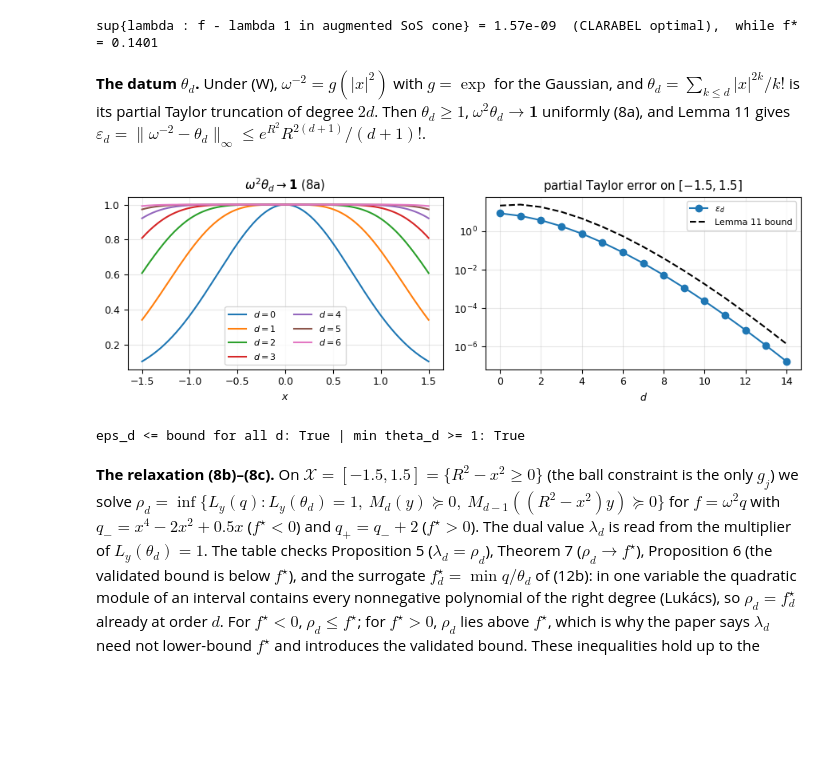
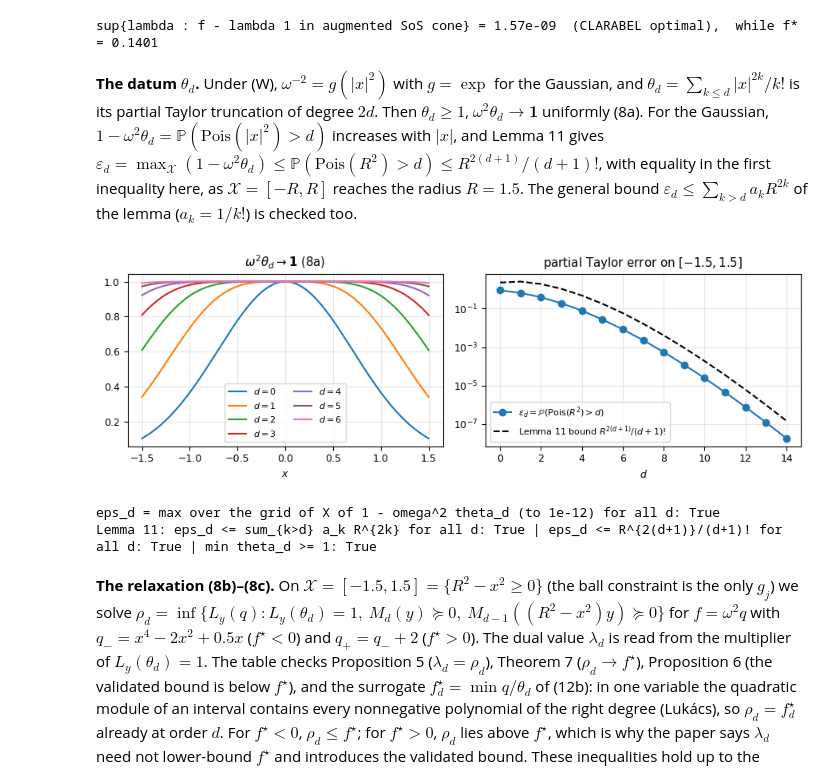
Before and after one commit to ydecastro/kernel-hierarchies, a Jupyter notebook: code/Kernel-Hierarchies.ipynb, the cells around one changed output. Cells and saved outputs as stored; diff of their text form; code cells hidden in the pictures; blank space fills up the shorter version.

```diff
--- a/code/Kernel-Hierarchies.ipynb
+++ b/code/Kernel-Hierarchies.ipynb
@@ -474,24 +474,38 @@ sup{lambda : f - lambda 1 in augmented SoS cone} = 1.57e-09  (CLARABEL optimal),
 # %% [markdown]
 **The datum $\theta_d$.** Under (W), $\omega^{-2}=g(|x|^2)$ with $g=\exp$ for the Gaussian, and
 $\theta_d=\sum_{k\le d}|x|^{2k}/k!$ is its partial Taylor truncation of degree $2d$. Then $\theta_d\ge1$,
-$\omega^2\theta_d\to\mathbf 1$ uniformly (8a), and Lemma 11 gives $\varepsilon_d=\|\omega^{-2}-\theta_d\|_\infty\le e^{R^2}R^{2(d+1)}/(d+1)!$.
+$\omega^2\theta_d\to\mathbf 1$ uniformly (8a). For the Gaussian, $1-\omega^2\theta_d=\mathbb P(\mathrm{Pois}(|x|^2)>d)$ increases
+with $|x|$, and Lemma 11 gives $\varepsilon_d=\max_{\mathcal X}(1-\omega^2\theta_d)\le\mathbb P(\mathrm{Pois}(R^2)>d)\le R^{2(d+1)}/(d+1)!$,
+with equality in the first inequality here, as $\mathcal X=[-R,R]$ reaches the radius $R=1.5$. The general bound
+$\varepsilon_d\le\sum_{k>d}a_kR^{2k}$ of the lemma ($a_k=1/k!$) is checked too.
 # %%
+def eps_gauss(R2, d):
+    # eps_d = max_X (1 - omega^2 theta_d) for the Gaussian, on a carrier X reaching the radius R (R2 = R^2):
+    # 1 - omega^2 theta_d = P(Pois(|x|^2) > d) increases with |x| (Lemma 11), so eps_d = P(Pois(R^2) > d),
+    # summed here without cancellation
+    return math.exp(-R2) * sum(R2 ** k / math.factorial(k) for k in range(d + 1, d + 80))
+
 fig, ax = plt.subplots(1, 2, figsize=(9, 3.1))
 eps_rows = []
 for d in range(0, 15):
     th = theta(1, d); thv = peval(th, xs[:, None])
-    eps_rows.append((d, np.max(np.exp(xs ** 2) - thv), np.exp(R1 ** 2) * R1 ** (2 * (d + 1)) / math.factorial(d + 1), thv.min()))
+    eps_rows.append((d, eps_gauss(R1 ** 2, d), R1 ** (2 * (d + 1)) / math.factorial(d + 1), thv.min(),
+                     np.max(1 - omega(xs) ** 2 * thv),                                  # max of 1 - omega^2 theta_d on the grid of X
+                     sum(R1 ** (2 * k) / math.factorial(k) for k in range(d + 1, d + 80))))   # sum_{k>d} a_k R^{2k}
     if d <= 6:
         ax[0].plot(xs, omega(xs) ** 2 * thv, color=f"C{d}", label=f"$d={d}$")
 ax[0].set_xlabel("$x$"); ax[0].set_title("$\\omega^2\\theta_d\\to\\mathbf{1}$ (8a)"); ax[0].legend(ncol=2)
-ax[1].semilogy([r[0] for r in eps_rows], [r[1] for r in eps_rows], "o-", label="$\\varepsilon_d$")
-ax[1].semilogy([r[0] for r in eps_rows], [r[2] for r in eps_rows], "k--", label="Lemma 11 bound")
+ax[1].semilogy([r[0] for r in eps_rows], [r[1] for r in eps_rows], "o-", label="$\\varepsilon_d=\\mathbb{P}(\\mathrm{Pois}(R^2)>d)$")
+ax[1].semilogy([r[0] for r in eps_rows], [r[2] for r in eps_rows], "k--", label="Lemma 11 bound $R^{2(d+1)}/(d+1)!$")
 ax[1].set_xlabel("$d$"); ax[1].legend(); ax[1].set_title("partial Taylor error on $[-1.5,1.5]$")
 plt.tight_layout(); plt.show()
-print("eps_d <= bound for all d:", all(e <= bnd for _, e, bnd, _ in eps_rows), "| min theta_d >= 1:", all(m >= 1 for *_, m in eps_rows))
+print("eps_d = max over the grid of X of 1 - omega^2 theta_d (to 1e-12) for all d:", all(abs(r[1] - r[4]) <= 1e-12 for r in eps_rows))
+print("Lemma 11: eps_d <= sum_{k>d} a_k R^{2k} for all d:", all(r[1] <= r[5] for r in eps_rows),
+      "| eps_d <= R^{2(d+1)}/(d+1)! for all d:", all(r[1] <= r[2] for r in eps_rows), "| min theta_d >= 1:", all(r[3] >= 1 for r in eps_rows))
 # %% [output]
-[figure, old version]
+[figure, new version]
-eps_d <= bound for all d: True | min theta_d >= 1: True
+eps_d = max over the grid of X of 1 - omega^2 theta_d (to 1e-12) for all d: True
+Lemma 11: eps_d <= sum_{k>d} a_k R^{2k} for all d: True | eps_d <= R^{2(d+1)}/(d+1)! for all d: True | min theta_d >= 1: True
 # %% [markdown]
 **The relaxation (8b)–(8c).** On $\mathcal X=[-1.5,1.5]=\{R^2-x^2\ge0\}$ (the ball constraint is the only $g_j$) we
 solve $\rho_d=\inf\{L_y(q):L_y(\theta_d)=1,\ M_d(y)\succeq0,\ M_{d-1}((R^2-x^2)y)\succeq0\}$ for $f=\omega^2q$ with
```
Also changed, not shown: parts of 14 cells of this notebook, 14 other files.
